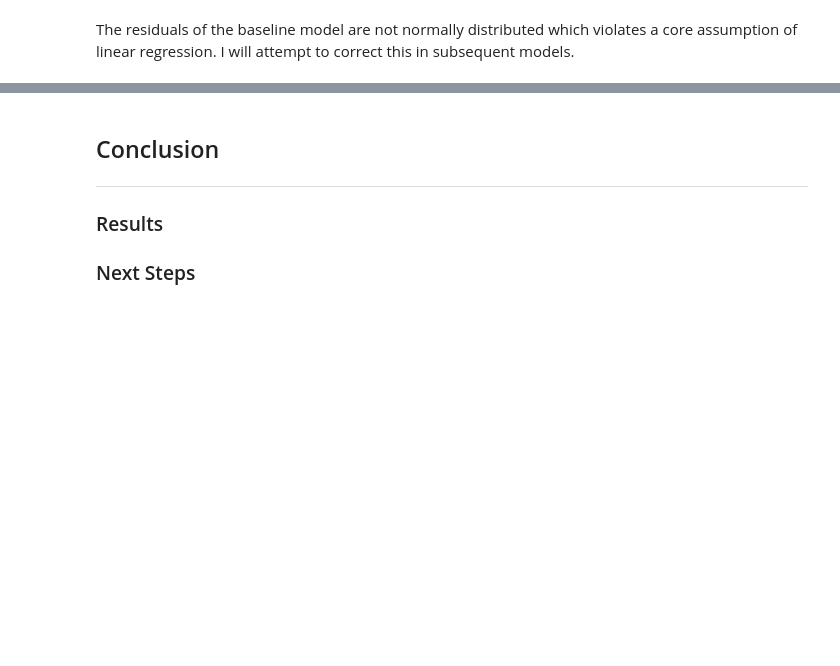
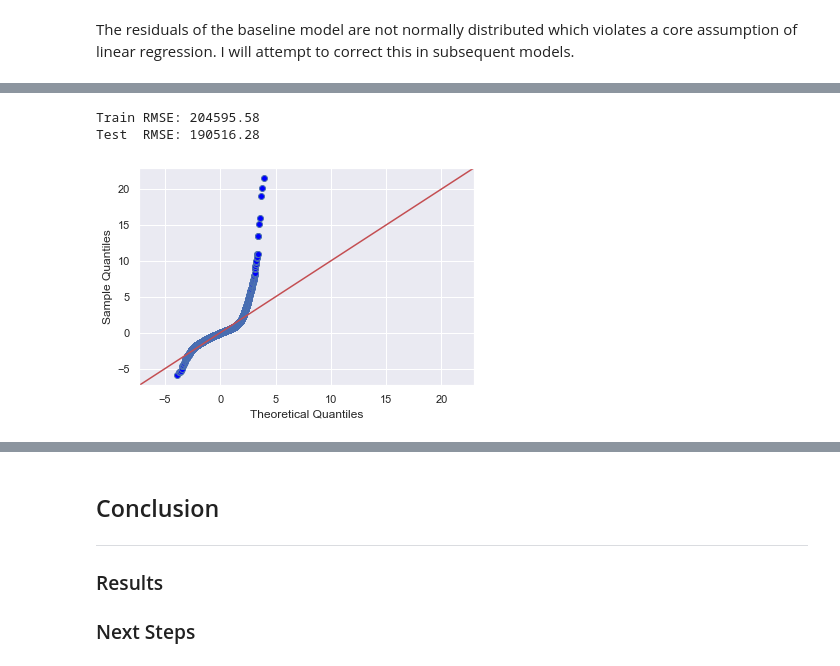
Before and after one commit to tjkyner/housing-regression-model, a Jupyter notebook: notebook.ipynb, the cells around one changed output, grey strips where cells are left out. Cells and saved outputs as stored; diff of their text form; code cells hidden in the pictures; blank space fills up the shorter version.

```diff
--- a/notebook.ipynb
+++ b/notebook.ipynb
@@ -640,0 +685,3 @@ The residuals of the baseline model are not normally distributed which violates
+# %%
+df_no_outliers = df[df.bedrooms <= 8]
+df_no_outliers.bedrooms.describe()
@@ -640,0 +700,4 @@ The residuals of the baseline model are not normally distributed which violates
+# %%
+pd.set_option('mode.chained_assignment', None)  # Supressing the 'SettingWithCopyWarning'
+df_no_outliers.drop(columns=['floors'], inplace=True)
+df_no_outliers.columns
@@ -640,0 +709,5 @@ The residuals of the baseline model are not normally distributed which violates
+# %%
+predictors = df_no_outliers.drop(columns=['price'])
+predictors = sm.add_constant(predictors)
+model_2 = sm.OLS(df_no_outliers.price, predictors).fit()
+model_2.summary()
@@ -640,0 +749,9 @@ The residuals of the baseline model are not normally distributed which violates
+# %%
+print_rmse(df_no_outliers)
+# %% [output]
+Train RMSE: 204595.58
+Test  RMSE: 190516.28
+# %%
+get_qqplot(model_2);
+# %% [output]
+[figure, added]
```
Also changed, not shown: parts of 15 cells of this notebook.
